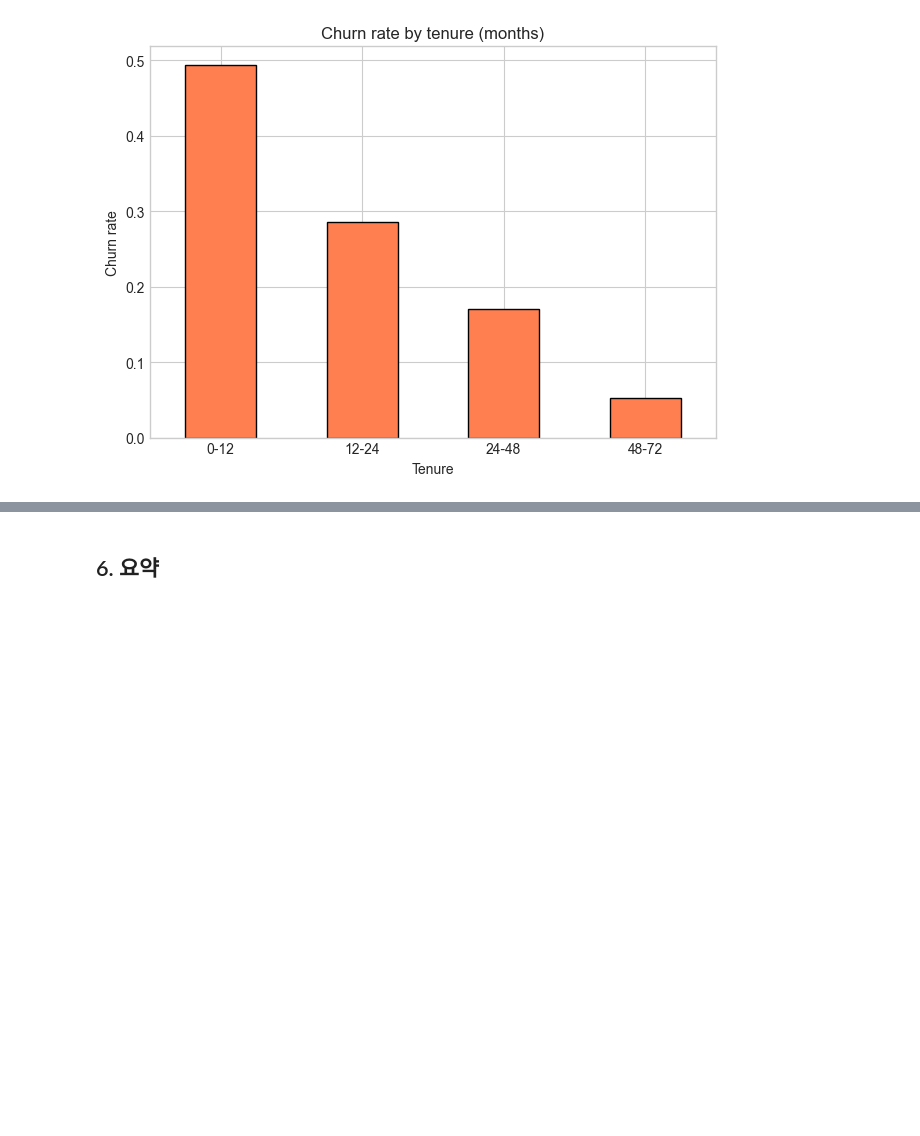
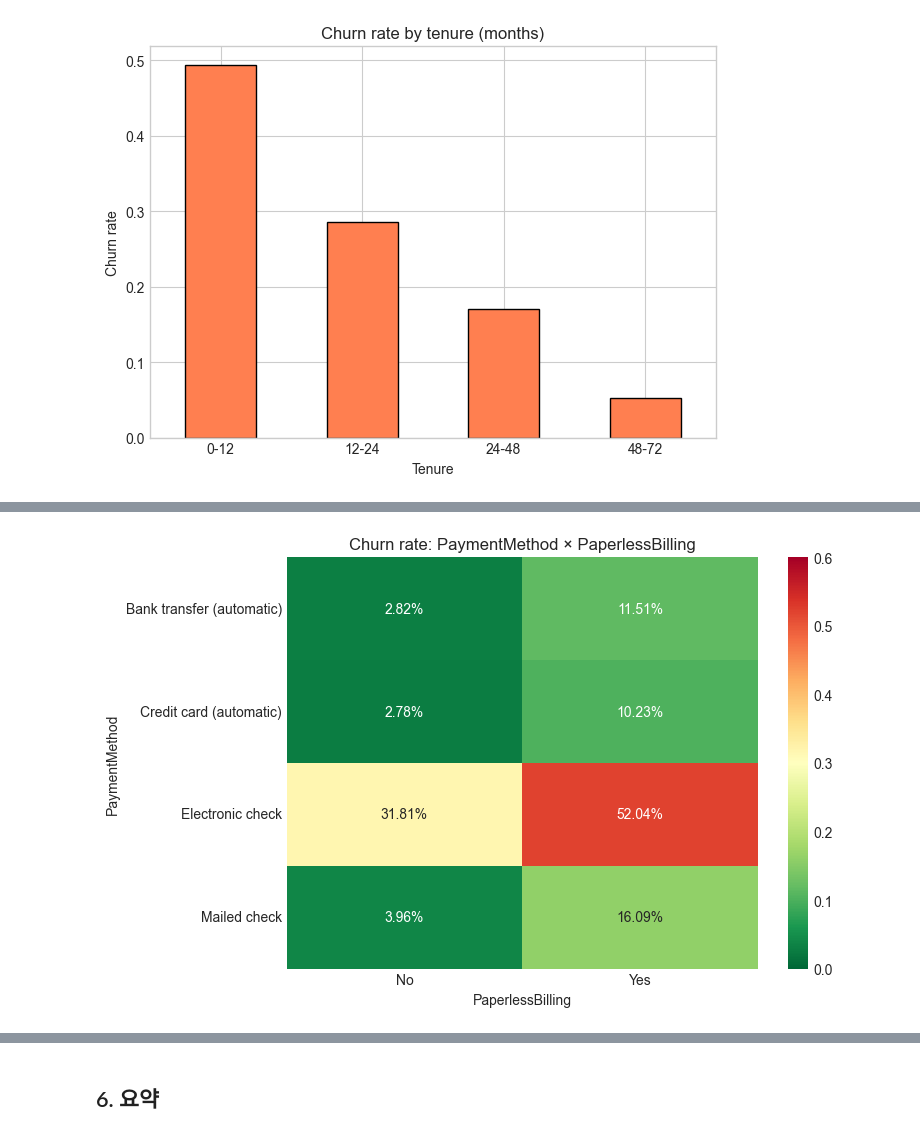
Before and after one commit to doffice0827/kaggle_playground, a Jupyter notebook: predict_customer_churn/data_eda.ipynb, the cells around one changed output, grey strips where cells are left out. Drawn from its saved outputs; the diff is of its cells as text; code cells hidden in the pictures; blank space fills up the shorter version.

```diff
--- a/predict_customer_churn/data_eda.ipynb
+++ b/predict_customer_churn/data_eda.ipynb
@@ -277,0 +301,11 @@ plt.show()
+# %%
+# 조합별 Churn 비율: PaymentMethod × PaperlessBilling
+rate_pay_paper = train.pivot_table(values='Churn_bin', index='PaymentMethod', columns='PaperlessBilling', aggfunc='mean')
+fig, ax = plt.subplots(figsize=(8, 5))
+sns.heatmap(rate_pay_paper, annot=True, fmt='.2%', cmap='RdYlGn_r', ax=ax, vmin=0, vmax=0.6)
+ax.set_title('Churn rate: PaymentMethod × PaperlessBilling')
+plt.xticks(rotation=0)
+plt.tight_layout()
+plt.show()
+# %% [output]
+[figure, added]
```
Also changed, not shown: parts of 21 cells of this notebook, 8 other files.
